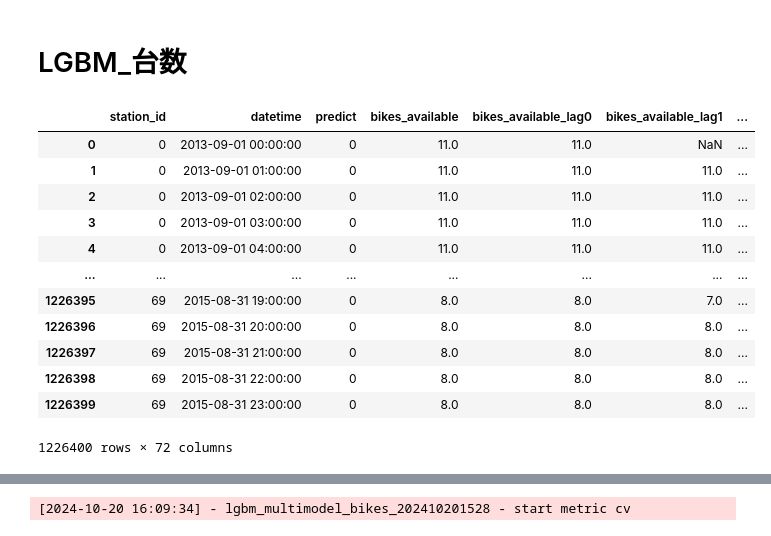
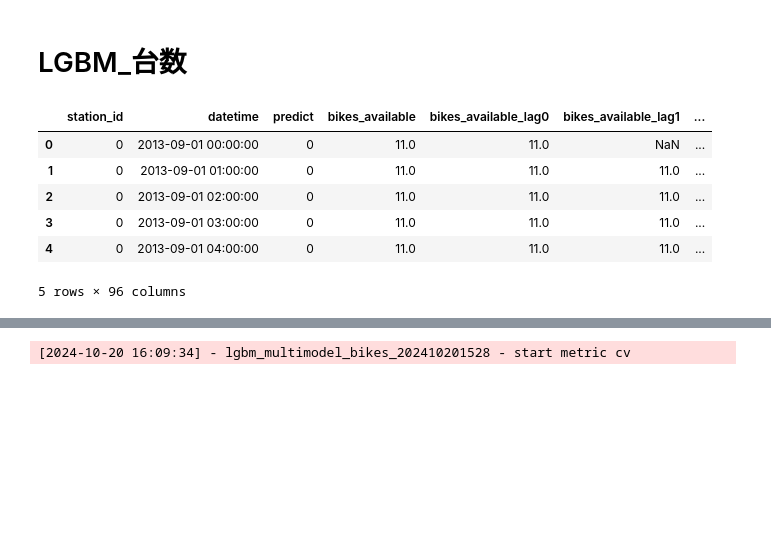
Before and after one commit to snoopy0420/atma_udemy, a Jupyter notebook: notebooks/run_local.ipynb, the cells around one changed output, grey strips where cells are left out. Drawn from its saved outputs; the diff is of its cells as text; code cells hidden in the pictures; blank space fills up the shorter version.

Commit message:
create_feature修正

```diff
--- a/notebooks/run_local.ipynb
+++ b/notebooks/run_local.ipynb
@@ -47,22 +47,18 @@ df_main_lgb_bikes = pd.merge(df_main_lgb_bikes, load_feature("df_bikes_available
 df_main_lgb_bikes = pd.merge(df_main_lgb_bikes, load_feature("df_station_atr"), on=["station_id"], how="left")
 df_main_lgb_bikes = pd.merge(df_main_lgb_bikes, load_feature("df_datetime_atr"), on=["datetime"], how="left")
 # df_main_lgb_bikes = pd.merge(df_main_lgb_bikes, load_feature("df_weather_feat"), on=["datetime"], how="left")
+df_main_lgb_bikes = pd.merge(df_main_lgb_bikes, load_feature("df_bikes_available_rolling"), on=["station_id", "datetime"], how="left")
+df_main_lgb_bikes = pd.merge(df_main_lgb_bikes, load_feature("df_bikes_available_lr"), on=["station_id", "datetime"], how="left")
 # %%
-df_main_lgb_bikes
+df_main_lgb_bikes.head()
 # %% [output]
 |  | station_id | datetime | predict | bikes_available | bikes_available_lag0 | bikes_available_lag1 | ... |
 | 0 | 0 | 2013-09-01 00:00:00 | 0 | 11.0 | 11.0 | NaN | ... |
 | 1 | 0 | 2013-09-01 01:00:00 | 0 | 11.0 | 11.0 | 11.0 | ... |
 | 2 | 0 | 2013-09-01 02:00:00 | 0 | 11.0 | 11.0 | 11.0 | ... |
 | 3 | 0 | 2013-09-01 03:00:00 | 0 | 11.0 | 11.0 | 11.0 | ... |
 | 4 | 0 | 2013-09-01 04:00:00 | 0 | 11.0 | 11.0 | 11.0 | ... |
-| ... | ... | ... | ... | ... | ... | ... | ... |
-| 1226395 | 69 | 2015-08-31 19:00:00 | 0 | 8.0 | 8.0 | 7.0 | ... |
-| 1226396 | 69 | 2015-08-31 20:00:00 | 0 | 8.0 | 8.0 | 8.0 | ... |
-| 1226397 | 69 | 2015-08-31 21:00:00 | 0 | 8.0 | 8.0 | 8.0 | ... |
-| 1226398 | 69 | 2015-08-31 22:00:00 | 0 | 8.0 | 8.0 | 8.0 | ... |
-| 1226399 | 69 | 2015-08-31 23:00:00 | 0 | 8.0 | 8.0 | 8.0 | ... |
-1226400 rows × 72 columns
+5 rows × 96 columns
 # %%
 # df_main_lgb_bikes.to_pickle(os.path.join(DIR_FEATURE, "df_main_lgb_bikes.pkl"))
 # df_main_lgb_bikes = pd.read_pickle(os.path.join(DIR_INTERIM, "df_main_lgb_new.pkl"))
```
Also changed, not shown: parts of 5 cells of this notebook, 1 other file.
